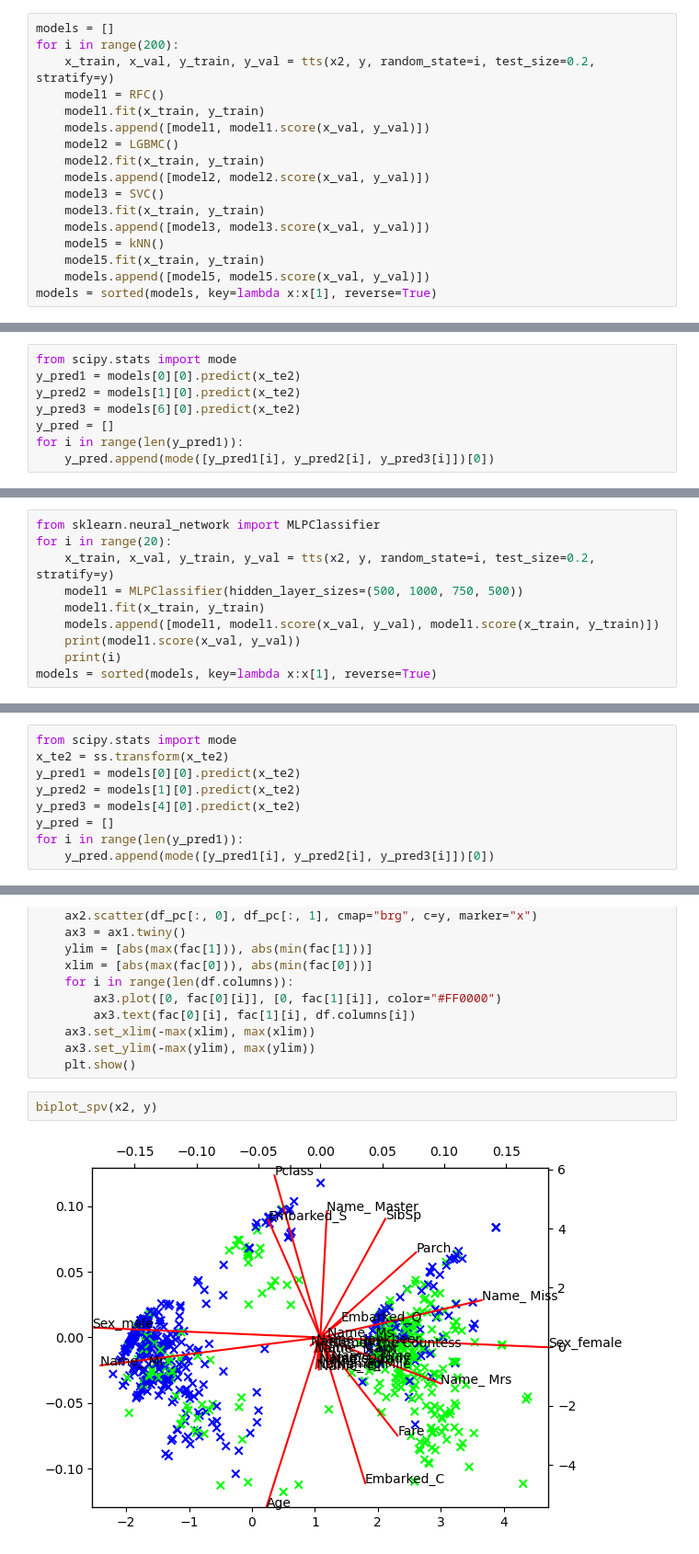
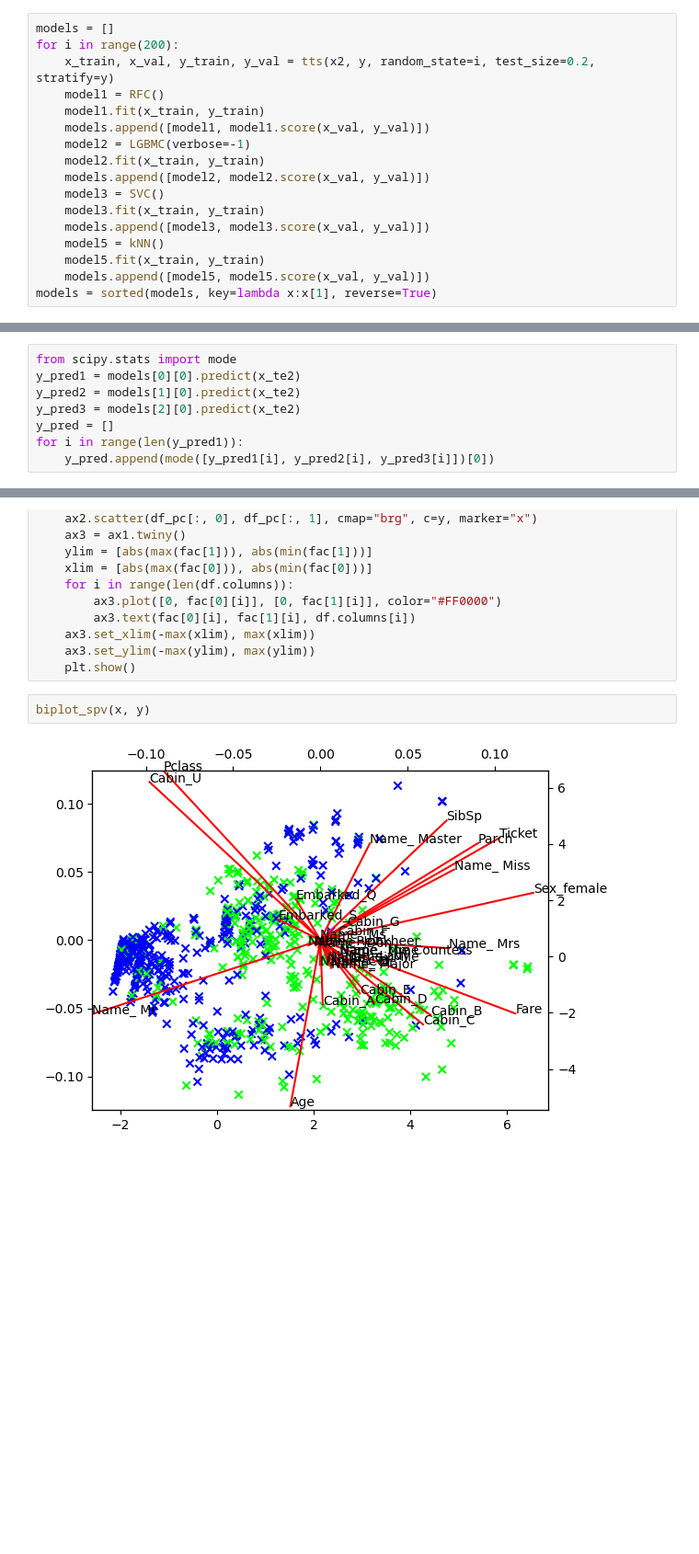
Before and after one commit to NTanaka1994/omoitsuki, a Jupyter notebook: titanic2.ipynb, the cells around one changed output, grey strips where cells are left out. Shown at 92% size. Cells and saved outputs as stored; diff of their text form; blank space fills up the shorter version.

```diff
--- a/titanic2.ipynb
+++ b/titanic2.ipynb
@@ -582,7 +574,7 @@ for i in range(200):
     model1 = RFC()
     model1.fit(x_train, y_train)
     models.append([model1, model1.score(x_val, y_val)])
-    model2 = LGBMC()
+    model2 = LGBMC(verbose=-1)
     model2.fit(x_train, y_train)
     models.append([model2, model2.score(x_val, y_val)])
     model3 = SVC()
@@ -634,7 +608,7 @@ models[2]
 from scipy.stats import mode
 y_pred1 = models[0][0].predict(x_te2)
 y_pred2 = models[1][0].predict(x_te2)
-y_pred3 = models[6][0].predict(x_te2)
+y_pred3 = models[2][0].predict(x_te2)
 y_pred = []
 for i in range(len(y_pred1)):
     y_pred.append(mode([y_pred1[i], y_pred2[i], y_pred3[i]])[0])
@@ -769,10 +653,0 @@ KeyboardInterrupt
-# %%
-from sklearn.neural_network import MLPClassifier
-for i in range(20):
-    x_train, x_val, y_train, y_val = tts(x2, y, random_state=i, test_size=0.2, stratify=y)
-    model1 = MLPClassifier(hidden_layer_sizes=(500, 1000, 750, 500))
-    model1.fit(x_train, y_train)
-    models.append([model1, model1.score(x_val, y_val), model1.score(x_train, y_train)])
-    print(model1.score(x_val, y_val))
-    print(i)
-models = sorted(models, key=lambda x:x[1], reverse=True)
@@ -822,9 +653,0 @@ models[4]
-# %%
-from scipy.stats import mode
-x_te2 = ss.transform(x_te2)
-y_pred1 = models[0][0].predict(x_te2)
-y_pred2 = models[1][0].predict(x_te2)
-y_pred3 = models[4][0].predict(x_te2)
-y_pred = []
-for i in range(len(y_pred1)):
-    y_pred.append(mode([y_pred1[i], y_pred2[i], y_pred3[i]])[0])
@@ -866,6 +680,6 @@ def biplot_spv(df, y):
     ax3.set_ylim(-max(ylim), max(ylim))
     plt.show()
 # %%
-biplot_spv(x2, y)
+biplot_spv(x, y)
 # %% [output]
-[figure, old version]
+[figure, new version]
```
Also changed, not shown: parts of 30 cells of this notebook.
